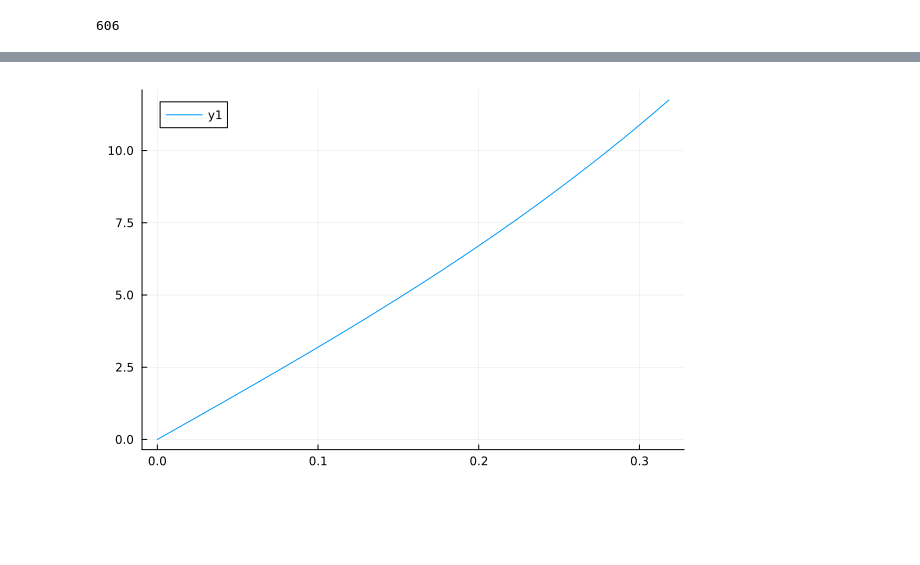
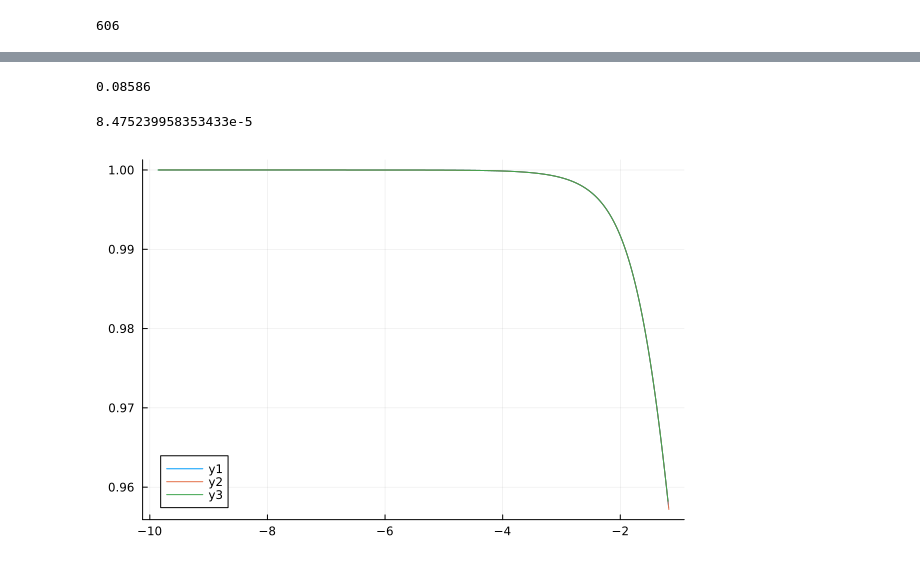
Before and after one commit to perebalazs/LowLevelFEM.jl, a Jupyter notebook: examples/wave_propagation_1D.ipynb, the cells around one changed output, grey strips where cells are left out. Saved outputs shown, nothing was run; the diff lists cells and outputs as text; code cells hidden in the pictures; blank space fills up the shorter version.

```diff
--- a/examples/wave_propagation_1D.ipynb
+++ b/examples/wave_propagation_1D.ipynb
@@ -23,7 +31,7 @@ Info    : Done meshing 2D (Wall 0.00146532s, CPU 0.001412s)
 Info    : 303 nodes 408 elements
 Info    : Done reading 'wave_propagation_1D.geo'
 # %%
-mat = FEM.material("body", E=1.0, ν=0.3)
+mat = FEM.material("body", E=1.0, ν=0.0)
 problem = FEM.Problem([mat], type="PlaneStress")
 # %% [output]
 Info    : RCMK renumbering...
@@ -276,5 +158,26 @@ XRequest.18: BadValue 0x0
-# %%
-plt = FEM.CDMaccuracyAnalysis(0.0001, 1, 1 * 2, "PDR", n=1000, β=[2, 2 / 6, 2 / 120])
-plot(plt)
-# %% [output]
-[figure, removed]
+# %%
+α = -0.029 * 2.3
+δ = 0.0477 * 1.8#/ 2.3
+# %% [output]
+0.08586
+# %%
+ξ1 = [0.0092, 0.0034, 0.0002, 0.0001, 0.0001, 0.00015]
+ξ2 = [0.0092]
+ξ3 = [0.0092, 0.0030, 0.0030, 0.0030, 0.0030, 0.0030];
+# %%
+ωₘᵢₙ = 2π / Tₘₐₓ
+ωₘₐₓ = 2π / Tₘᵢₙ
+Δt1 = Tₘᵢₙ / π * (√(1 + sum(ξ1)^2) - sum(ξ1)) * 0.98 / 1
+Δt2 = Tₘᵢₙ / π * (√(1 + sum(ξ2)^2) - sum(ξ2)) * 0.98 / 1
+Δt3 = Tₘᵢₙ / π * (√(1 + sum(ξ3)^2) - sum(ξ3)) * 0.98 / 1
+# %% [output]
+8.475239958353433e-5
+# %%
+plt1 = FEM.HHTaccuracyAnalysis(ωₘᵢₙ, ωₘₐₓ, Δt1, "SR", n=1000, α=α, δ=δ)
+plt2 = FEM.HHTaccuracyAnalysis(ωₘᵢₙ, ωₘₐₓ, Δt2, "SR", n=1000, α=α, δ=δ)
+plt3 = FEM.HHTaccuracyAnalysis(ωₘᵢₙ, ωₘₐₓ, Δt3, "SR", n=1000, α=α, δ=δ)
+plot(plt1)
+plot!(plt2)
+plot!(plt3)
+# %% [output]
+[figure, added]
```
Also changed, not shown: parts of 57 cells of this notebook, 5 other files.
